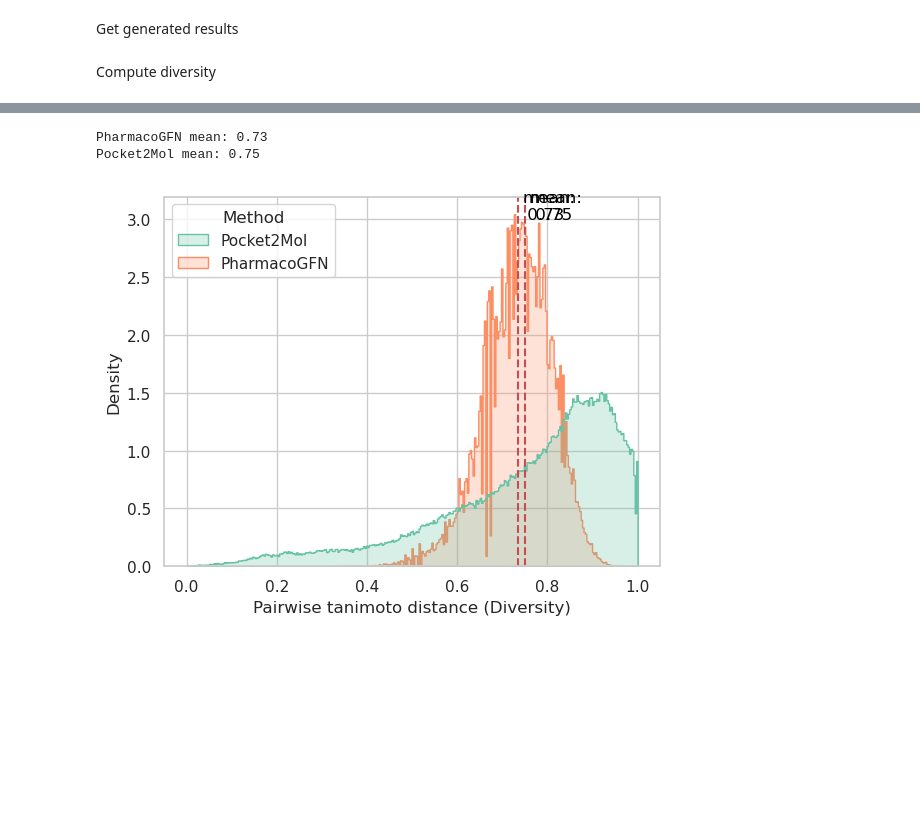
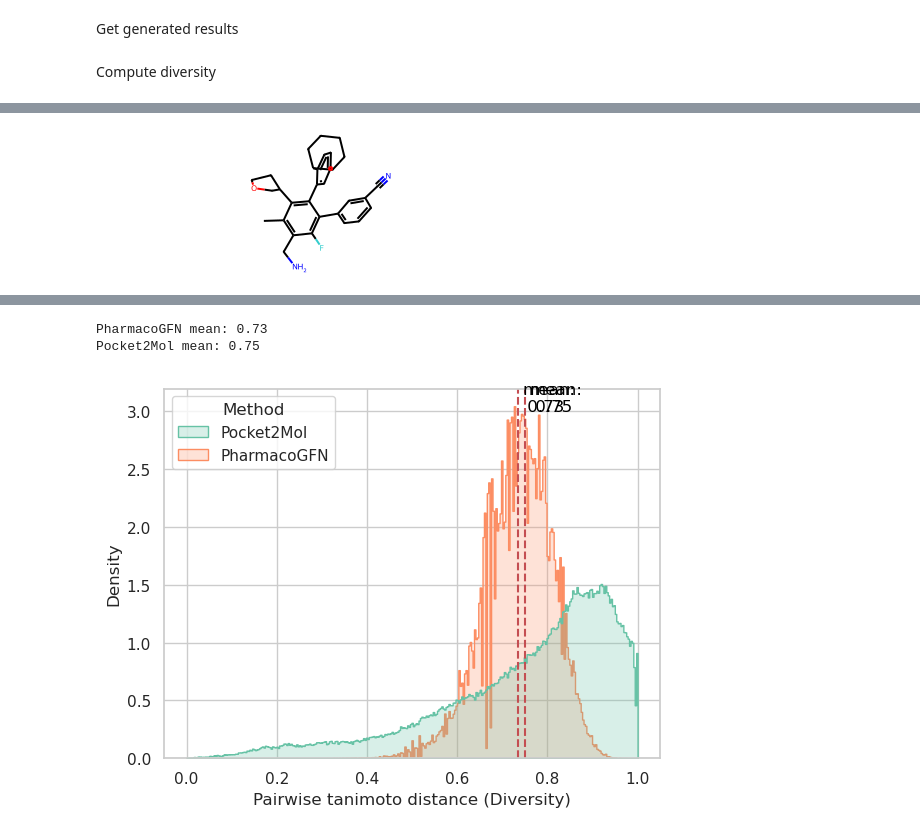
Before and after one commit to tsa87/TacoGFN-SBDD, a Jupyter notebook: examples/14_umap_and_distance_figure.ipynb, the cells around one changed output, grey strips where cells are left out. Cells and saved outputs as stored; diff of their text form; code cells hidden in the pictures; blank space fills up the shorter version.

```diff
--- a/examples/14_umap_and_distance_figure.ipynb
+++ b/examples/14_umap_and_distance_figure.ipynb
@@ -77,0 +115,4 @@ PharmacoGFN Diversity: (0.7344087070450731, 0.7397260273972603)
+# %%
+mols[1]
+# %% [output]
+[figure, added]
```
Also changed, not shown: parts of 29 cells of this notebook, 24 other files.
